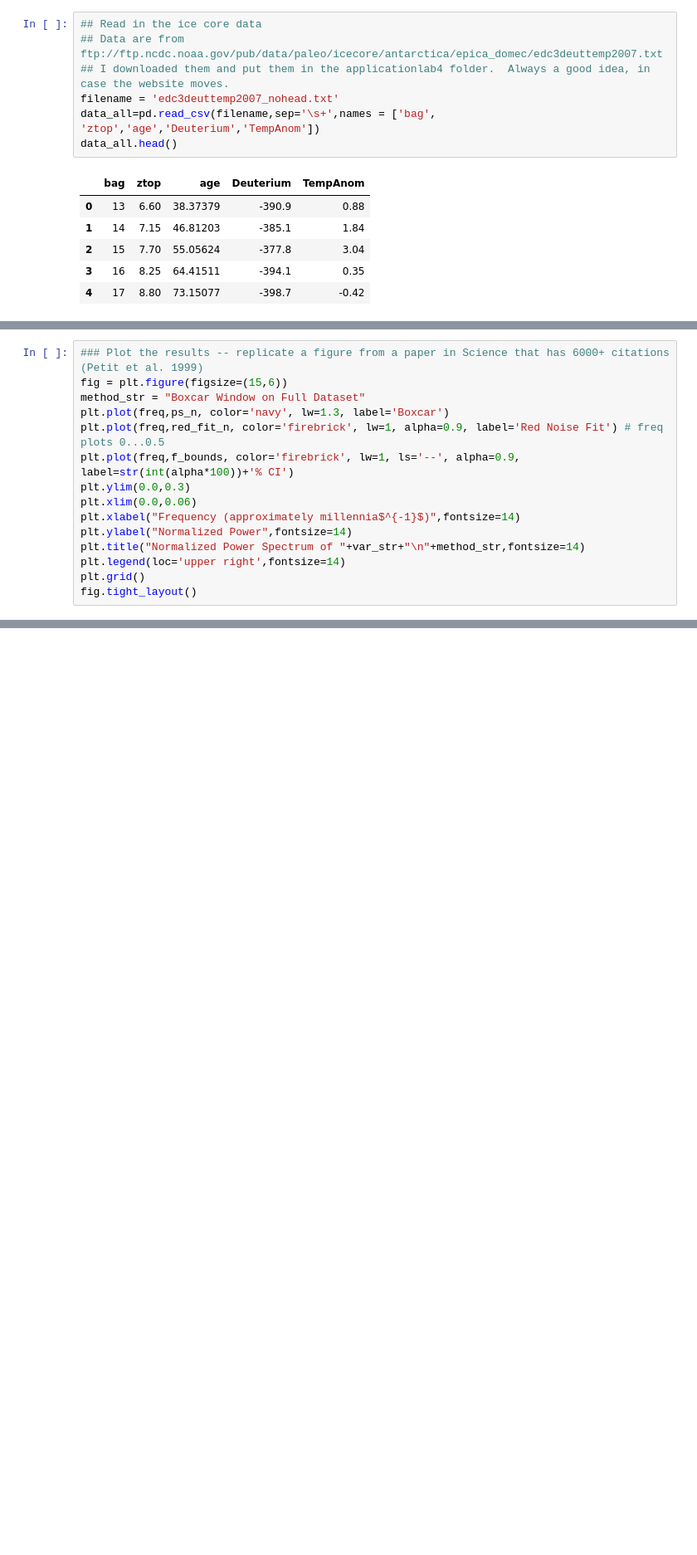
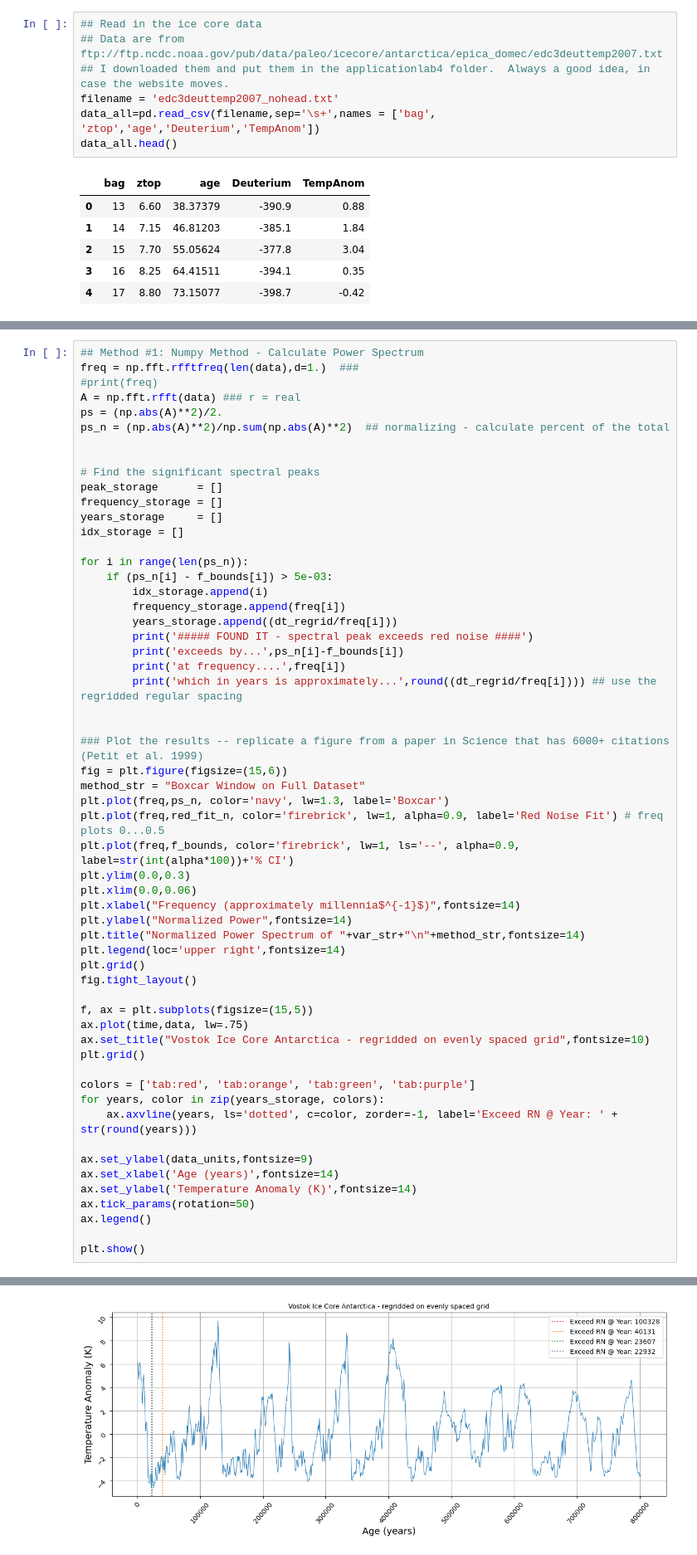
Before and after one commit to KateyCDong/ATOC_5860, a Jupyter notebook: applicationlab4/ATOC5860_applicationlab4_fft_EPICA.ipynb, the cells around one changed output, grey strips where cells are left out. Shown at 83% size. Cells and saved outputs as stored; diff of their text form; blank space fills up the shorter version.

```diff
--- a/applicationlab4/ATOC5860_applicationlab4_fft_EPICA.ipynb
+++ b/applicationlab4/ATOC5860_applicationlab4_fft_EPICA.ipynb
@@ -159,4 +193,29 @@ ps_n = (np.abs(A)**2)/np.sum(np.abs(A)**2)  ## normalizing - calculate percent o
 # %%
+## Method #1: Numpy Method - Calculate Power Spectrum
+freq = np.fft.rfftfreq(len(data),d=1.)  ###
+#print(freq)
+A = np.fft.rfft(data) ### r = real
+ps = (np.abs(A)**2)/2.
+ps_n = (np.abs(A)**2)/np.sum(np.abs(A)**2)  ## normalizing - calculate percent of the total
+
+
+# Find the significant spectral peaks
+peak_storage      = []
+frequency_storage = []
+years_storage     = []
+idx_storage = []
+
+for i in range(len(ps_n)):
+    if (ps_n[i] - f_bounds[i]) > 5e-03:
+        idx_storage.append(i)
+        frequency_storage.append(freq[i])
+        years_storage.append((dt_regrid/freq[i]))
+        print('##### FOUND IT - spectral peak exceeds red noise ####')
+        print('exceeds by...',ps_n[i]-f_bounds[i])
+        print('at frequency....',freq[i])
+        print('which in years is approximately...',round((dt_regrid/freq[i]))) ## use the regridded regular spacing
+
+
 ### Plot the results -- replicate a figure from a paper in Science that has 6000+ citations (Petit et al. 1999)
 fig = plt.figure(figsize=(15,6))
 method_str = "Boxcar Window on Full Dataset"
@@ -171,4 +230,21 @@ plt.title("Normalized Power Spectrum of "+var_str+"\n"+method_str,fontsize=14)
 plt.legend(loc='upper right',fontsize=14)
 plt.grid()
 fig.tight_layout()
+
+f, ax = plt.subplots(figsize=(15,5))
+ax.plot(time,data, lw=.75)
+ax.set_title("Vostok Ice Core Antarctica - regridded on evenly spaced grid",fontsize=10)
+plt.grid()
+
+colors = ['tab:red', 'tab:orange', 'tab:green', 'tab:purple']
+for years, color in zip(years_storage, colors):
+    ax.axvline(years, ls='dotted', c=color, zorder=-1, label='Exceed RN @ Year: ' + str(round(years)))
+
+ax.set_ylabel(data_units,fontsize=9)
+ax.set_xlabel('Age (years)',fontsize=14)
+ax.set_ylabel('Temperature Anomaly (K)',fontsize=14)
+ax.tick_params(rotation=50)
+ax.legend()
+
+plt.show()
 # %% [output]
@@ -175 +267,2 @@ fig.tight_layout()
 [figure]
+[figure, added]
```
Also changed, not shown: parts of 25 cells of this notebook, 1 other file.
